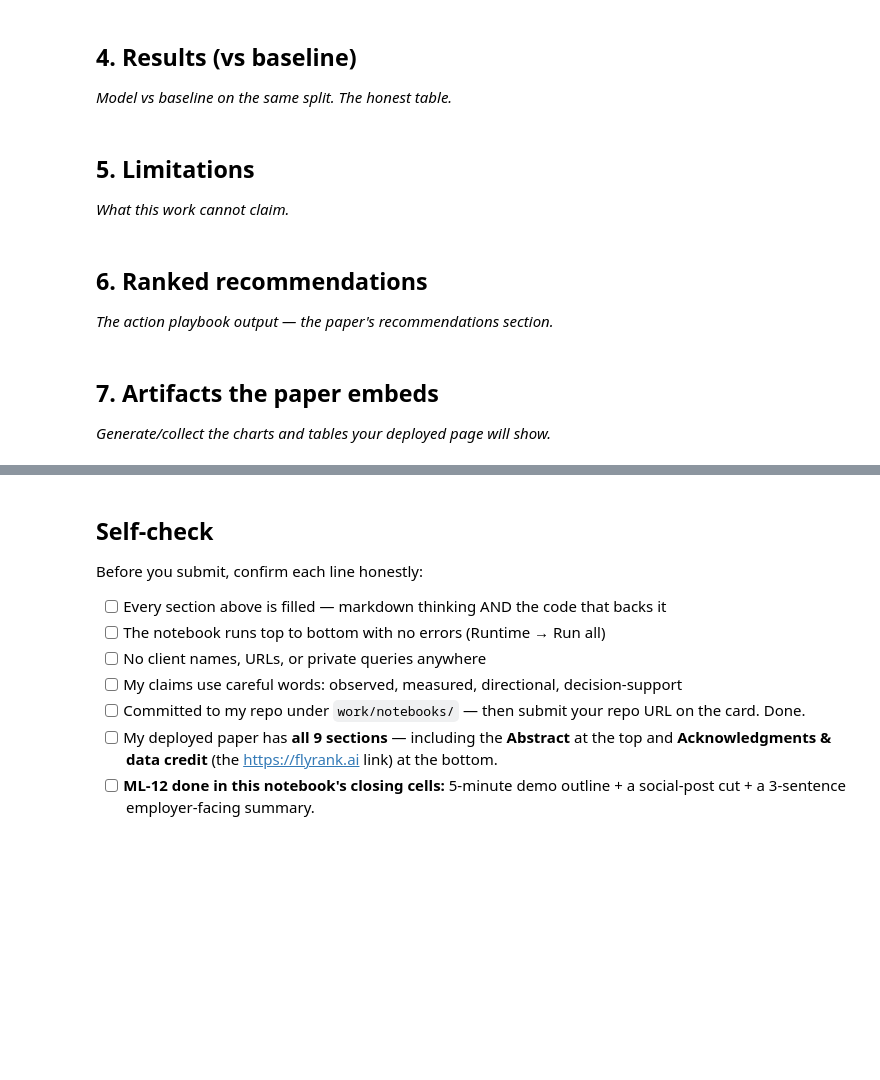
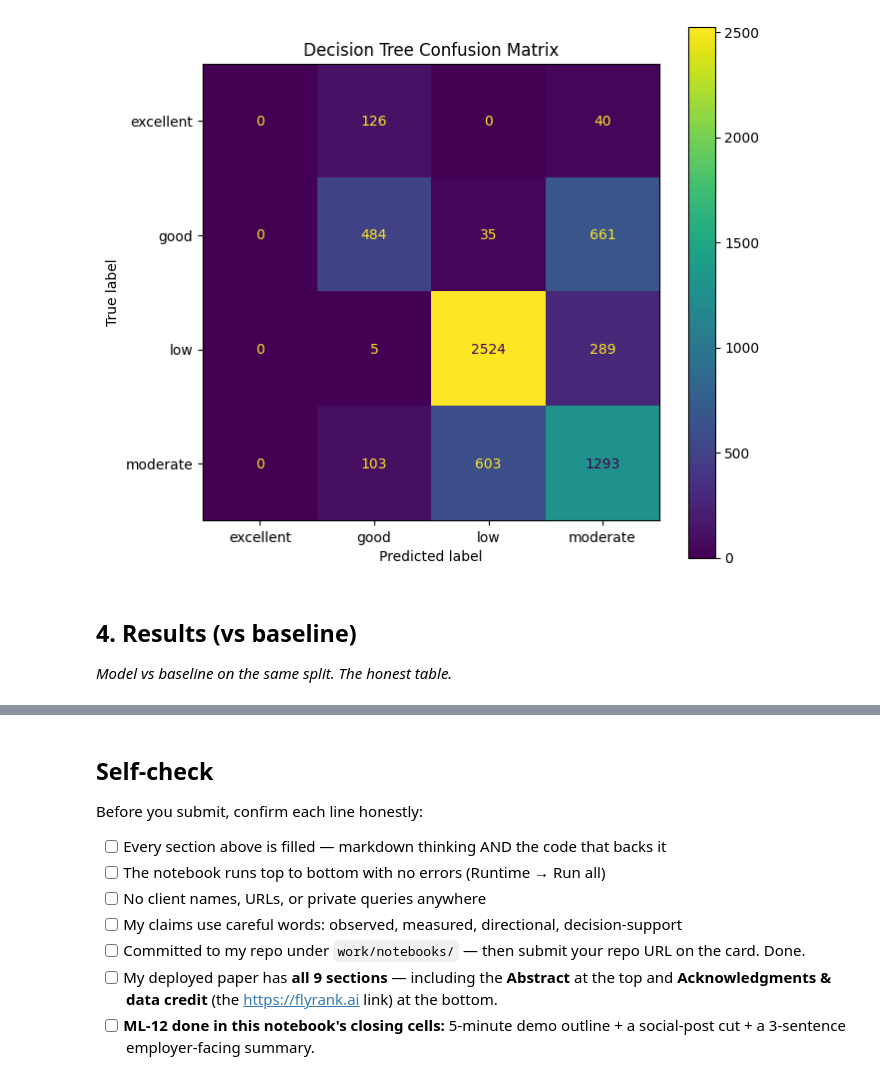
Before and after one commit to SohailAkhtarChanna/flyrank-ml-internship, a Jupyter notebook: work/notebooks/capstone.ipynb, the cells around one changed output, grey strips where cells are left out. Cells and saved outputs as stored; diff of their text form; code cells hidden in the pictures; blank space fills up the shorter version.

```diff
--- a/work/notebooks/capstone.ipynb
+++ b/work/notebooks/capstone.ipynb
@@ -20,0 +170,22 @@ This skeleton is yours to fill. Work the sections **in order** — each one has
+# %%
+# Prepare training and testing data
+
+X_train = train_df[feature_columns].copy()
+X_test = test_df[feature_columns].copy()
+
+y_train = train_df[target]
+y_test = test_df[target]
+
+# Fill missing values using training-set medians only
+train_medians = X_train.median()
+
+X_train = X_train.fillna(train_medians)
+X_test = X_test.fillna(train_medians)
+
+print("X_train shape:", X_train.shape)
+print("X_test shape:", X_test.shape)
+print("y_train shape:", y_train.shape)
+print("y_test shape:", y_test.shape)
+
+print("\nRemaining missing values in X_train:", X_train.isna().sum().sum())
+print("Remaining missing values in X_test:", X_test.isna().sum().sum())
@@ -21,16 +344,27 @@ This skeleton is yours to fill. Work the sections **in order** — each one has
+# %%
+from sklearn.metrics import confusion_matrix, ConfusionMatrixDisplay
+import matplotlib.pyplot as plt
+
+# Create confusion matrix
+cm = confusion_matrix(
+    y_test,
+    y_pred,
+    labels=["excellent", "good", "low", "moderate"]
+)
+
+disp = ConfusionMatrixDisplay(
+    confusion_matrix=cm,
+    display_labels=["excellent", "good", "low", "moderate"]
+)
+
+fig, ax = plt.subplots(figsize=(7, 6))
+disp.plot(ax=ax, values_format="d")
+ax.set_title("Decision Tree Confusion Matrix")
+plt.tight_layout()
+plt.show()
+# %% [output]
+[figure, added]
 # %% [markdown]
 ## 4. Results (vs baseline)
 
 *Model vs baseline on the same split. The honest table.*
-# %% [markdown]
-## 5. Limitations
-
-*What this work cannot claim.*
-# %% [markdown]
-## 6. Ranked recommendations
-
-*The action playbook output — the paper's recommendations section.*
-# %% [markdown]
-## 7. Artifacts the paper embeds
-
-*Generate/collect the charts and tables your deployed page will show.*
```
Also changed, not shown: parts of 32 cells of this notebook.
